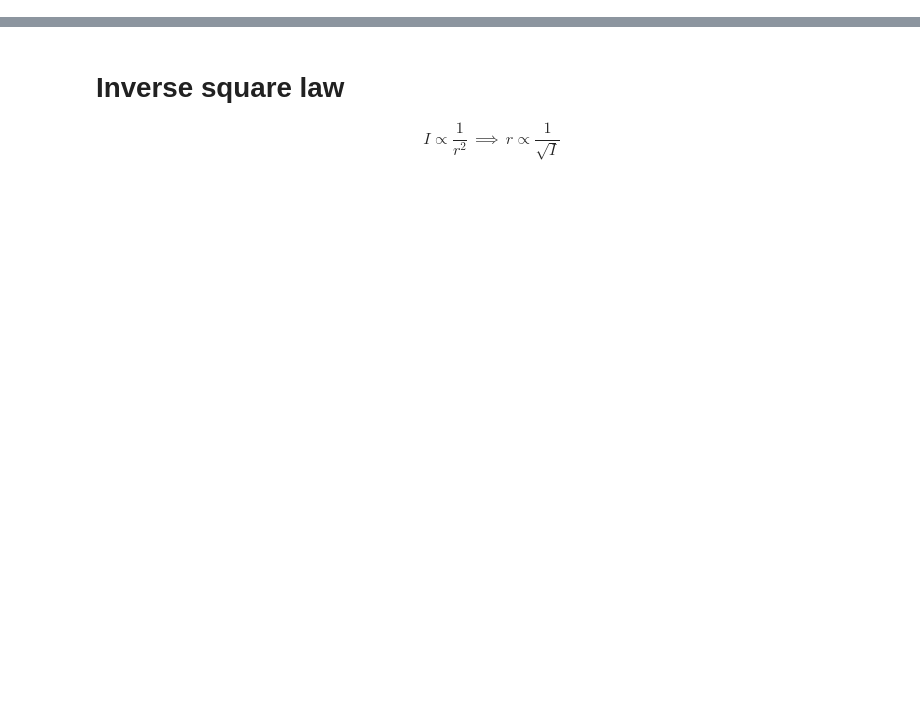
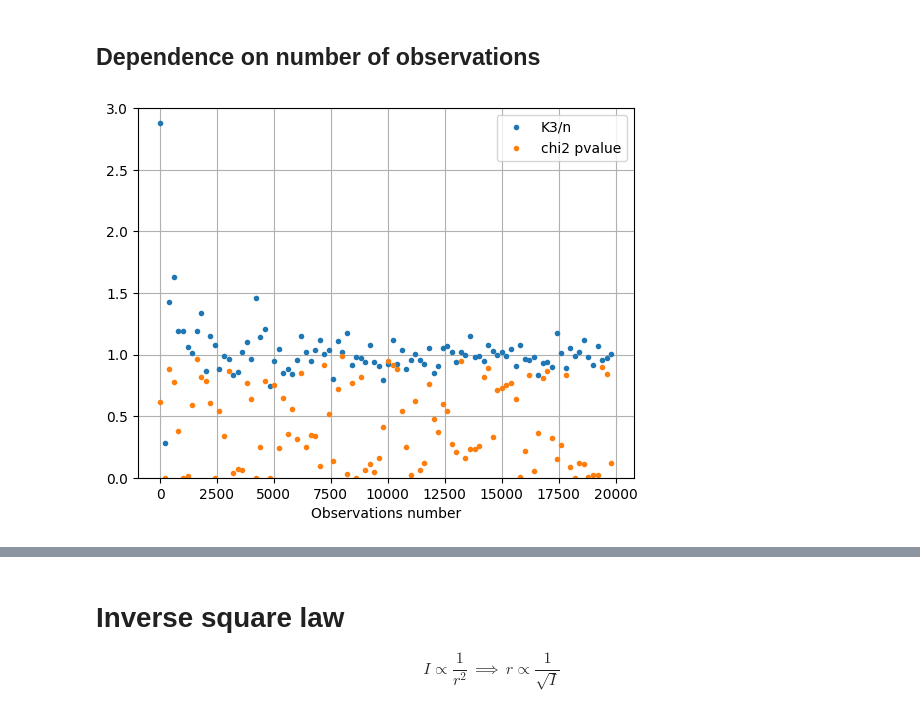
Before and after one commit to evgeny-kolonsky/Lab4_Nuclear, a Jupyter notebook: Lab4_Poisson_test.ipynb, the cells around one changed output, grey strips where cells are left out. Saved outputs shown, nothing was run; the diff lists cells and outputs as text; code cells hidden in the pictures; blank space fills up the shorter version.

Commit message:
5-hours/4 sets background radiation data + Synthetic tests

```diff
--- a/Lab4_Poisson_test.ipynb
+++ b/Lab4_Poisson_test.ipynb
@@ -7,0 +39,39 @@ from sklearn.linear_model import LinearRegression
+# %%
+# prompt: a function to test likelihood of a distribution to Poisson distributions
+
+def chi2test(s):
+  total_events = len(s)
+  mean_intensity = s.mean()
+  observed = np.bincount(s)
+  bins = [bin for bin in range(len(observed))]
+  poi = np.array([poisson(mean_intensity).pmf(bin)  for bin in bins])
+  # add to last bin right tail probability P(x > x_max)
+  poi[-1] += 1 - poisson(mean_intensity).cdf(bins[-1])
+  expected = poi * total_events
+
+  # calculate chi2 and pvalue
+  chi2, pvalue = chisquare(observed, expected, ddof=2) # ddof = 2: total and mean values have been taken out of data
+  DOF = len(bins) - 2
+  chi2_obtainted = chi2/DOF
+  return pvalue
+
+def k3test(s):
+  total_events = len(s)
+  mean_intensity = s.mean()
+  k3 = (s - mean_intensity)**3
+  K3 = k3.sum()/(total_events-1)
+  return np.abs(K3 / mean_intensity)
+# %% [markdown]
+## Dependence on number of observations
+# %%
+intencity = 10
+testk3 = np.array([[size, k3test(np.random.poisson(intencity, size=size))] for size in range(10, 20000, 200)]).T
+testchi2 = np.array([[size, chi2test(np.random.poisson(intencity, size=size))] for size in range(10, 20000, 200)]).T
+plt.plot(testk3[0], testk3[1], '.', label='K3/n')
+plt.plot(testchi2[0], testchi2[1], '.', label='chi2 pvalue')
+plt.legend()
+plt.xlabel('Observations number')
+plt.ylim(0,3)
+plt.grid()
+# %% [output]
+[figure, added]
```
Also changed, not shown: parts of 25 cells of this notebook.
